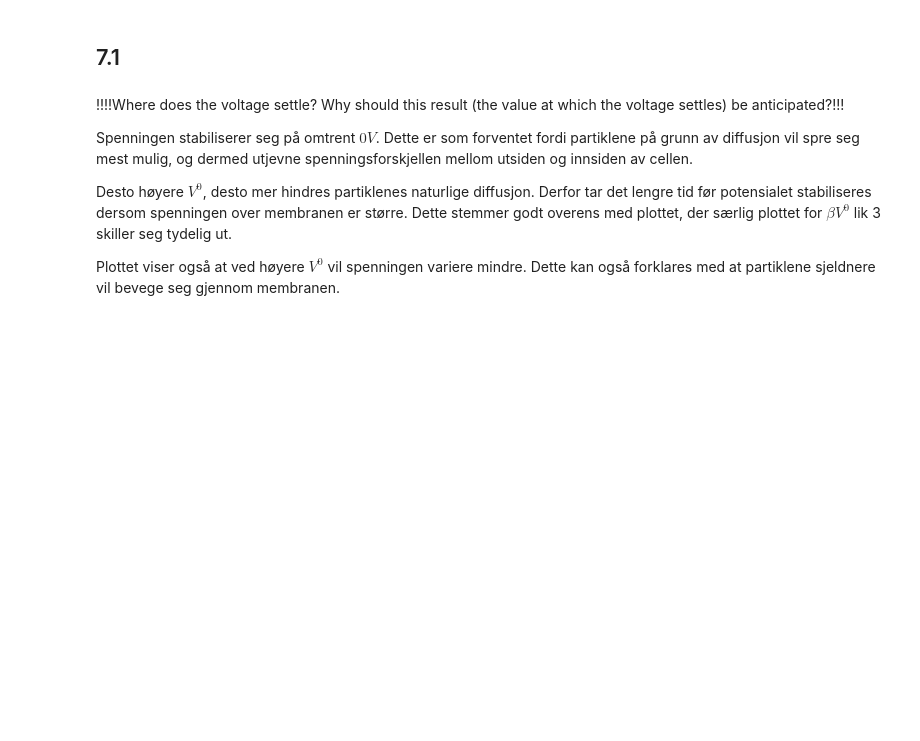
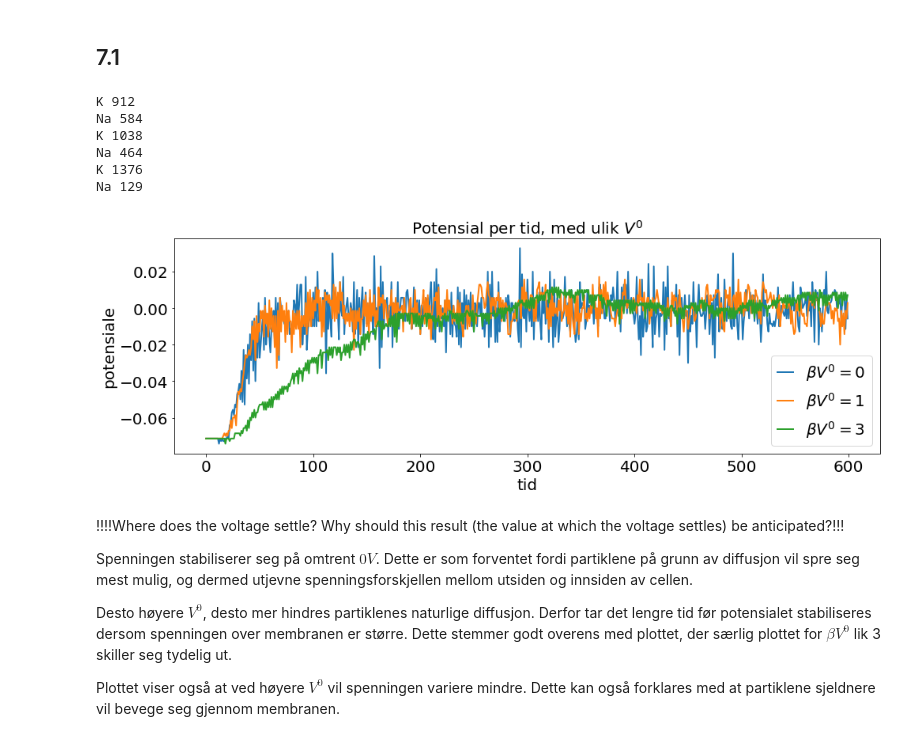
Before and after one commit to sigriaun/vitber-prosjekt3, a Jupyter notebook: prosjekt3.ipynb, the cells around one changed output. Saved outputs shown, nothing was run; the diff lists cells and outputs as text; code cells hidden in the pictures; blank space fills up the shorter version.

```diff
--- a/prosjekt3.ipynb
+++ b/prosjekt3.ipynb
@@ -666,32 +664,40 @@ def pumpIons(NaPos,KPos):
 # %%
 NaB0=1450
 KB0=50
 NaA0=50    #skriver B for utenfor cellen, og A for innenfor
 KA0=1400
 
 
 V0=1/beta
 nt=600
 
 
 
 #V0*beta=0
 tList,VtList0=randomWalkPotential(nt,NaB0,NaA0,KB0,KA0,0,0,0)
 #V0*beta=1
 tList,VtList1=randomWalkPotential(nt,NaB0,NaA0,KB0,KA0,V0,V0,0)
 #V0*beta=3
 tList,VtList3=randomWalkPotential(nt,NaB0,NaA0,KB0,KA0,V0*3,V0*3,0)
 
 #plotter
-plt.plot(tList,VtList0,label="betaV0=0")
-plt.plot(tList,VtList1,label="betaV0=1")
-plt.plot(tList,VtList3,label="betaV0=3")
+plt.plot(tList,VtList0,label=r"$\beta V^0=0$")
+plt.plot(tList,VtList1,label=r"$\beta V^0=1$")
+plt.plot(tList,VtList3,label=r"$\beta V^0=3$")
 plt.xlabel("tid")
 plt.ylabel("potensiale")
 plt.title("Figur 5: Potensial per tid, med ulik V0")
 plt.legend()
-plt.title("Potensial per tid, med ulik " +   r'$V^0$')
+plt.title(r"Potensial per tid, med ulik $V^0$")
 plt.show()
+# %% [output]
+K 912
+Na 584
+K 1038
+Na 464
+K 1376
+Na 129
+[figure, added]
 # %% [markdown]
 !!!!Where does the
 voltage settle? Why should this result (the value at which the voltage settles)
```
Also changed, not shown: parts of 1 cell of this notebook.
